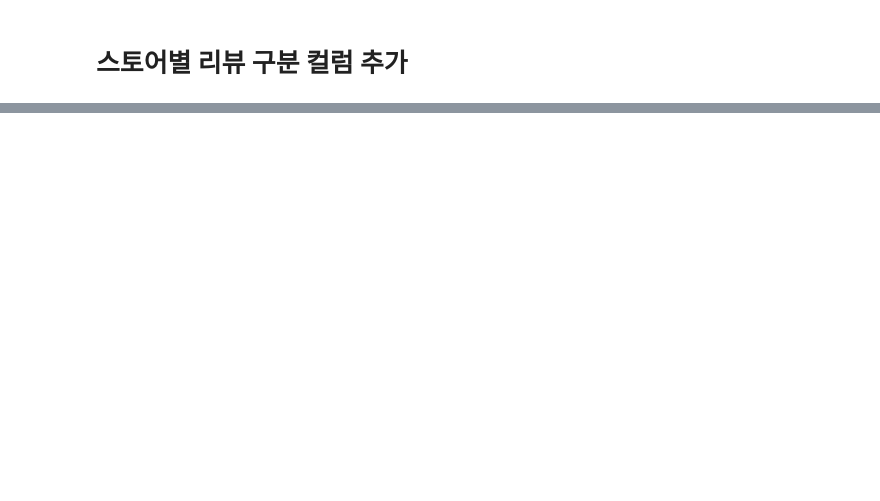
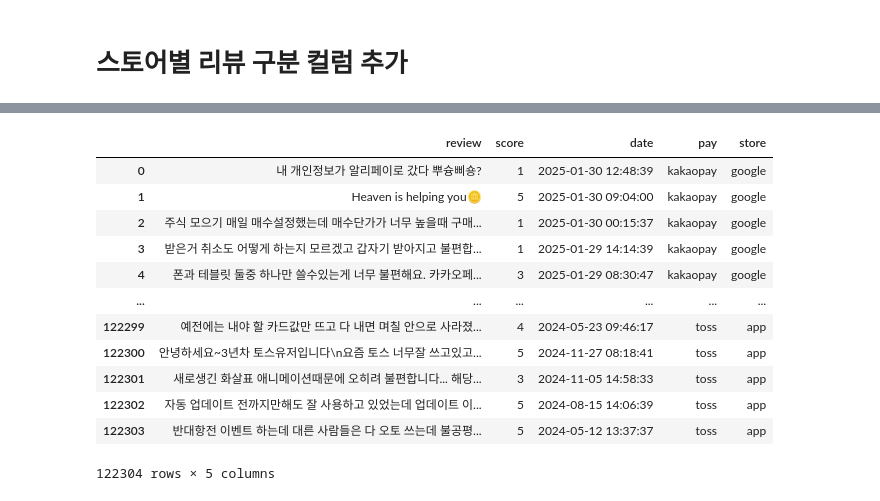
Before and after one commit to ChamiKim/Pay-App-Viz, a Jupyter notebook: 1. Data Crawling.ipynb, the cells around one changed output, grey strips where cells are left out. Cells and saved outputs as stored; diff of their text form; code cells hidden in the pictures; blank space fills up the shorter version.

```diff
--- a/1. Data Crawling.ipynb
+++ b/1. Data Crawling.ipynb
@@ -136,3 +112,22 @@ app_store_reviews.head(2)
 # %%
 play_store_reviews = play_store_reviews.rename(columns= {'at':'date', 'content':'review'})
 app_store_reviews = app_store_reviews.rename(columns= {'rating':'score'})
+# %%
+cols = ['review', 'score', 'date', 'pay', 'store']
+df = pd.concat([play_store_reviews[cols], app_store_reviews[cols]], axis=0)
+df = df.reset_index(drop=True)
+df
+# %% [output]
+|  | review | score | date | pay | store |
+| 0 | 내 개인정보가 알리페이로 갔다 뿌슝삐숑? | 1 | 2025-01-30 12:48:39 | kakaopay | google |
+| 1 | Heaven is helping you🪙 | 5 | 2025-01-30 09:04:00 | kakaopay | google |
+| 2 | 주식 모으기 매일 매수설정했는데 매수단가가 너무 높을때 구매... | 1 | 2025-01-30 00:15:37 | kakaopay | google |
+| 3 | 받은거 취소도 어떻게 하는지 모르겠고 갑자기 받아지고 불편합... | 1 | 2025-01-29 14:14:39 | kakaopay | google |
+| 4 | 폰과 테블릿 둘중 하나만 쓸수있는게 너무 불편해요. 카카오페... | 3 | 2025-01-29 08:30:47 | kakaopay | google |
+| ... | ... | ... | ... | ... | ... |
+| 122299 | 예전에는 내야 할 카드값만 뜨고 다 내면 며칠 안으로 사라졌... | 4 | 2024-05-23 09:46:17 | toss | app |
+| 122300 | 안녕하세요~3년차 토스유저입니다\n요즘 토스 너무잘 쓰고있고... | 5 | 2024-11-27 08:18:41 | toss | app |
+| 122301 | 새로생긴 화살표 애니메이션때문에 오히려 불편합니다... 해당... | 3 | 2024-11-05 14:58:33 | toss | app |
+| 122302 | 자동 업데이트 전까지만해도 잘 사용하고 있었는데 업데이트 이... | 5 | 2024-08-15 14:06:39 | toss | app |
+| 122303 | 반대항전 이벤트 하는데 대른 사람들은 다 오토 쓰는데 불공평... | 5 | 2024-05-12 13:37:37 | toss | app |
+122304 rows × 5 columns
```
Also changed, not shown: parts of 8 cells of this notebook.
